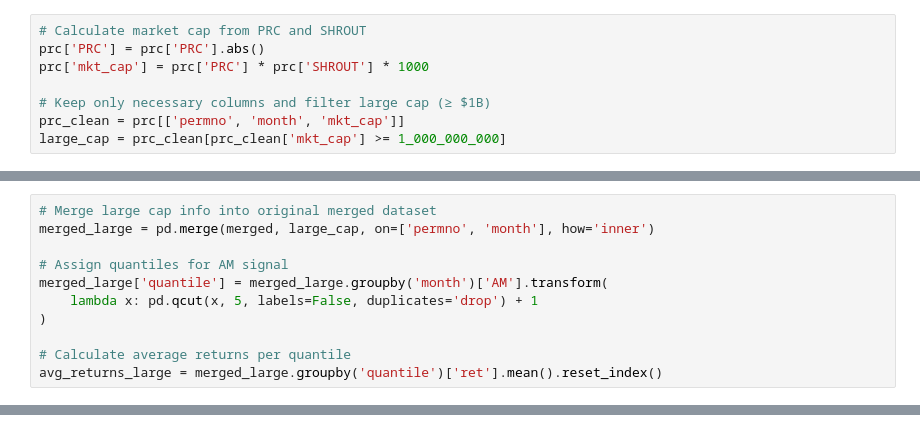
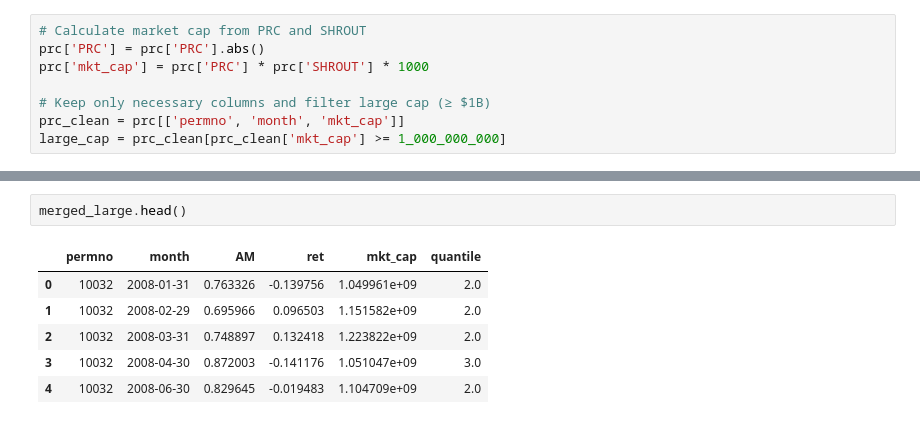
Before and after one commit to Mdevereaux/FinalProjectMiaDevereaux, a Jupyter notebook: FinalProject (1).ipynb, the cells around one changed output, grey strips where cells are left out. Drawn from its saved outputs; the diff is of its cells as text.

```diff
--- a/FinalProject (1).ipynb
+++ b/FinalProject (1).ipynb
@@ -326,11 +330,0 @@ avg_returns_large = merged_large.groupby('quantile')['ret'].mean().reset_index()
-# %%
-# Merge large cap info into original merged dataset
-merged_large = pd.merge(merged, large_cap, on=['permno', 'month'], how='inner')
-
-# Assign quantiles for AM signal
-merged_large['quantile'] = merged_large.groupby('month')['AM'].transform(
-    lambda x: pd.qcut(x, 5, labels=False, duplicates='drop') + 1
-)
-
-# Calculate average returns per quantile
-avg_returns_large = merged_large.groupby('quantile')['ret'].mean().reset_index()
@@ -364,0 +331,9 @@ plt.show()
+# %%
+merged_large.head()
+# %% [output]
+|  | permno | month | AM | ret | mkt_cap | quantile |
+| 0 | 10032 | 2008-01-31 | 0.763326 | -0.139756 | 1.049961e+09 | 2.0 |
+| 1 | 10032 | 2008-02-29 | 0.695966 | 0.096503 | 1.151582e+09 | 2.0 |
+| 2 | 10032 | 2008-03-31 | 0.748897 | 0.132418 | 1.223822e+09 | 2.0 |
+| 3 | 10032 | 2008-04-30 | 0.872003 | -0.141176 | 1.051047e+09 | 3.0 |
+| 4 | 10032 | 2008-06-30 | 0.829645 | -0.019483 | 1.104709e+09 | 2.0 |
```
Also changed, not shown: parts of 26 cells of this notebook.
